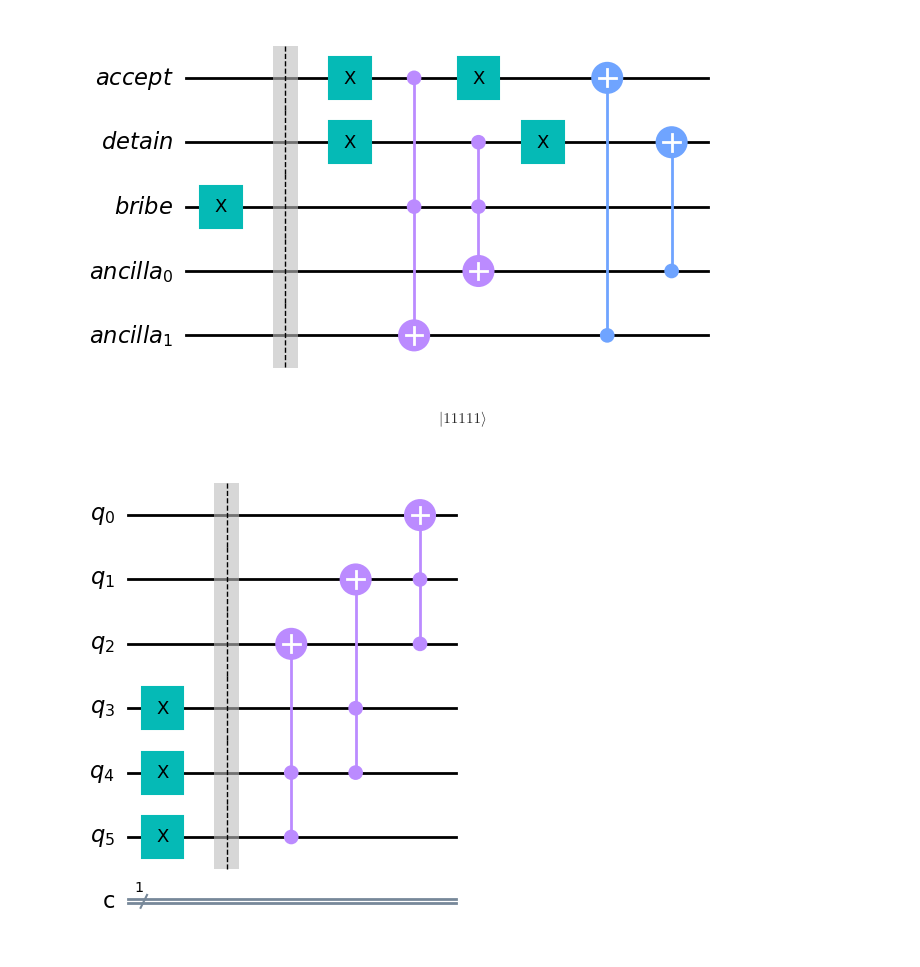
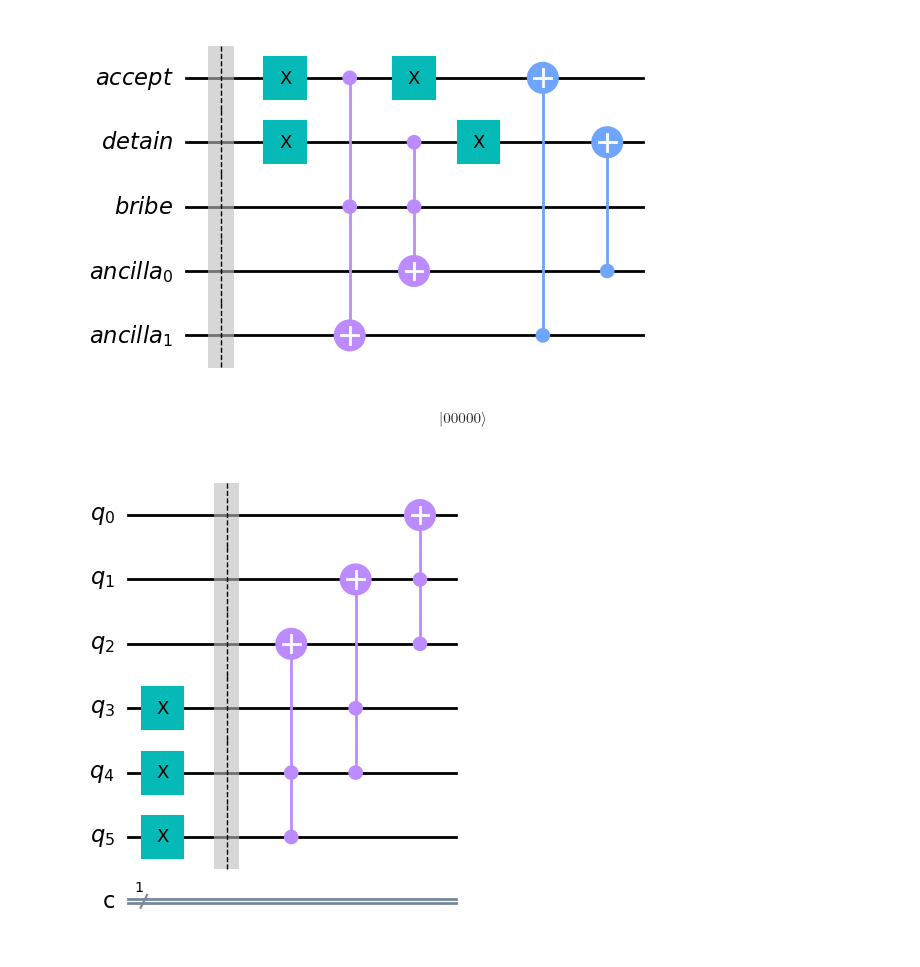
Before and after one commit to Dpbm/quantum, a Jupyter notebook: qiskit/papers-please.ipynb, the cells around one changed output. Drawn from its saved outputs; the diff is of its cells as text; code cells hidden in the pictures.

```diff
--- a/qiskit/papers-please.ipynb
+++ b/qiskit/papers-please.ipynb
@@ -6,11 +6,8 @@ accept = QuantumRegister(1, name="accept")
 detain = QuantumRegister(1, name="detain")
 bribe = QuantumRegister(1, name="bribe")
 justify = QuantumRegister(1, name="justify")
-foreigner = QuantumRegister(1, name="foreigner")
-worker = QuantumRegister(1, name="worker")
-ancilla = QuantumRegister(2, name="ancilla")
+ancilla = QuantumRegister(1, name="ancilla")
 false_info = QuantumRegister(4, name="false_info")
 passport = QuantumRegister(1, name="passport")
-entry_pass = QuantumRegister(1, name="pass")
+entry_pass = QuantumRegister(1, name="entry_pass")
 id = QuantumRegister(1, name="id")
-work_pass = QuantumRegister(1, name="work_pass")
@@ -17,29 +35,26 @@ work_pass = QuantumRegister(1, name="work_pass")
 # %%
 qc = QuantumCircuit(accept, detain, bribe, ancilla)
 
-#qc.x(accept)
-#qc.x(detain)
-qc.x(bribe)
 
 qc.barrier()
 
 qc.x(accept)
 qc.x(detain)
 qc.ccx(accept, bribe, ancilla[-1])
 qc.ccx(detain, bribe, ancilla[-2])
 qc.x(detain)
 qc.x(accept)
 
 
 qc.cx(ancilla[-1], accept)
 qc.cx(ancilla[-2], detain)
 
 
 display(qc.draw("mpl"))
 Statevector(qc).draw("latex")
 # %% [output]
-[figure, old version]
+[figure, new version]
-$$ |11111\rangle$$
+$$ |00000\rangle$$
 # %%
 qc_test = QuantumCircuit(6, 1)
 
```
Also changed, not shown: parts of 2 cells of this notebook.
